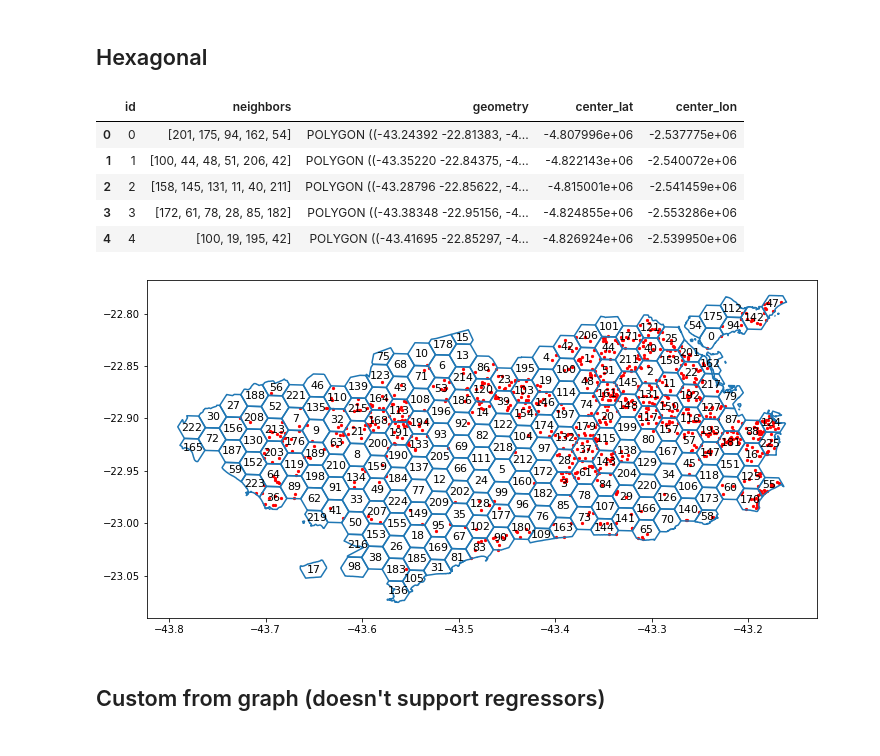
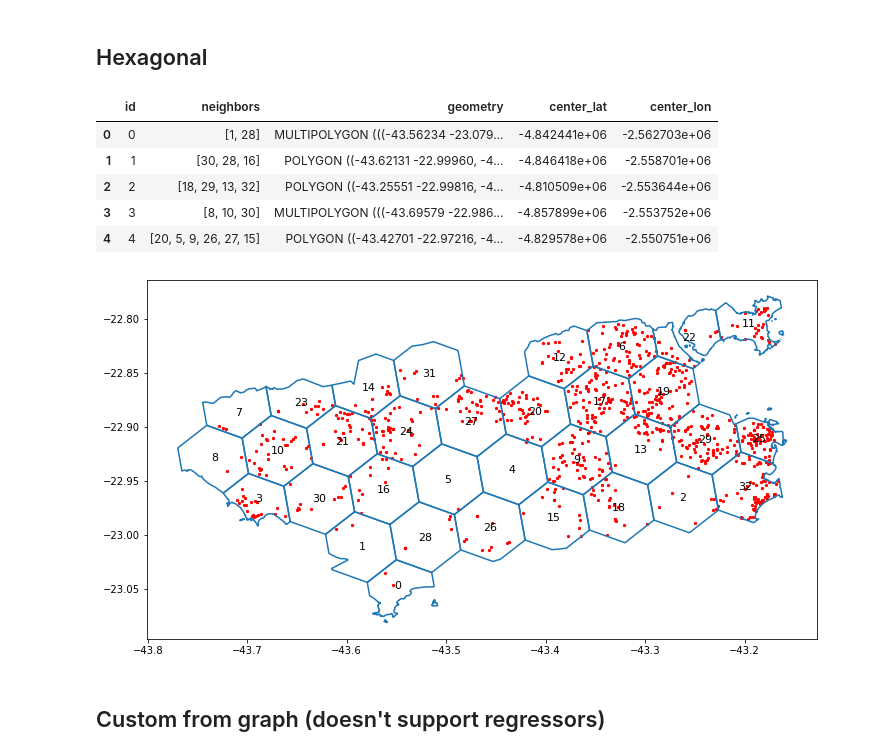
Before and after one commit to vguigues/LASPATED, a Jupyter notebook: Discretization/usage_example.ipynb, the cells around one changed output. Drawn from its saved outputs; the diff is of its cells as text; code cells hidden in the pictures.

```diff
--- a/Discretization/usage_example.ipynb
+++ b/Discretization/usage_example.ipynb
@@ -182,16 +182,16 @@ for _, row in app.geo_discretization.iterrows():
 # %%
 app.add_geo_discretization(
     discr_type='H',
-    hex_discr_param=7
+    hex_discr_param=6
 )
 app.geo_discretization.head()
 # %% [output]
 |  | id | neighbors | geometry | center_lat | center_lon |
-| 0 | 0 | [201, 175, 94, 162, 54] | POLYGON ((-43.24392 -22.81383, -4... | -4.807996e+06 | -2.537775e+06 |
-| 1 | 1 | [100, 44, 48, 51, 206, 42] | POLYGON ((-43.35220 -22.84375, -4... | -4.822143e+06 | -2.540072e+06 |
-| 2 | 2 | [158, 145, 131, 11, 40, 211] | POLYGON ((-43.28796 -22.85622, -4... | -4.815001e+06 | -2.541459e+06 |
-| 3 | 3 | [172, 61, 78, 28, 85, 182] | POLYGON ((-43.38348 -22.95156, -4... | -4.824855e+06 | -2.553286e+06 |
-| 4 | 4 | [100, 19, 195, 42] | POLYGON ((-43.41695 -22.85297, -4... | -4.826924e+06 | -2.539950e+06 |
+| 0 | 0 | [1, 28] | MULTIPOLYGON (((-43.56234 -23.079... | -4.842441e+06 | -2.562703e+06 |
+| 1 | 1 | [30, 28, 16] | POLYGON ((-43.62131 -22.99960, -4... | -4.846418e+06 | -2.558701e+06 |
+| 2 | 2 | [18, 29, 13, 32] | POLYGON ((-43.25551 -22.99816, -4... | -4.810509e+06 | -2.553644e+06 |
+| 3 | 3 | [8, 10, 30] | MULTIPOLYGON (((-43.69579 -22.986... | -4.857899e+06 | -2.553752e+06 |
+| 4 | 4 | [20, 5, 9, 26, 27, 15] | POLYGON ((-43.42701 -22.97216, -4... | -4.829578e+06 | -2.550751e+06 |
 # %%
 centers = app.geo_discretization.geometry.to_crs("epsg:29193").centroid.to_crs(app.geo_discretization.crs)
 coords = centers.apply(lambda x: x.representative_point().coords[:][0])
@@ -208,7 +208,7 @@ for ind, row in app.geo_discretization.iterrows():
         color='black', fontsize=11
     )
 # %% [output]
-[figure, old version]
+[figure, new version]
 # %% [markdown]
 ## Custom from graph (doesn't support regressors)
 # %%
```
Also changed, not shown: parts of 5 cells of this notebook, 6 other files.
